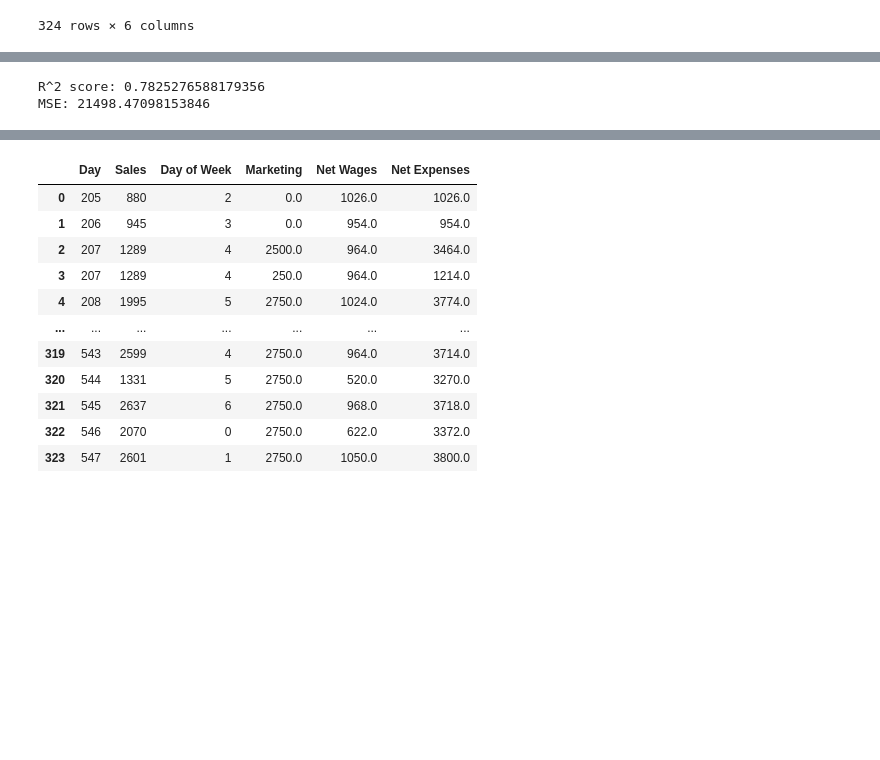
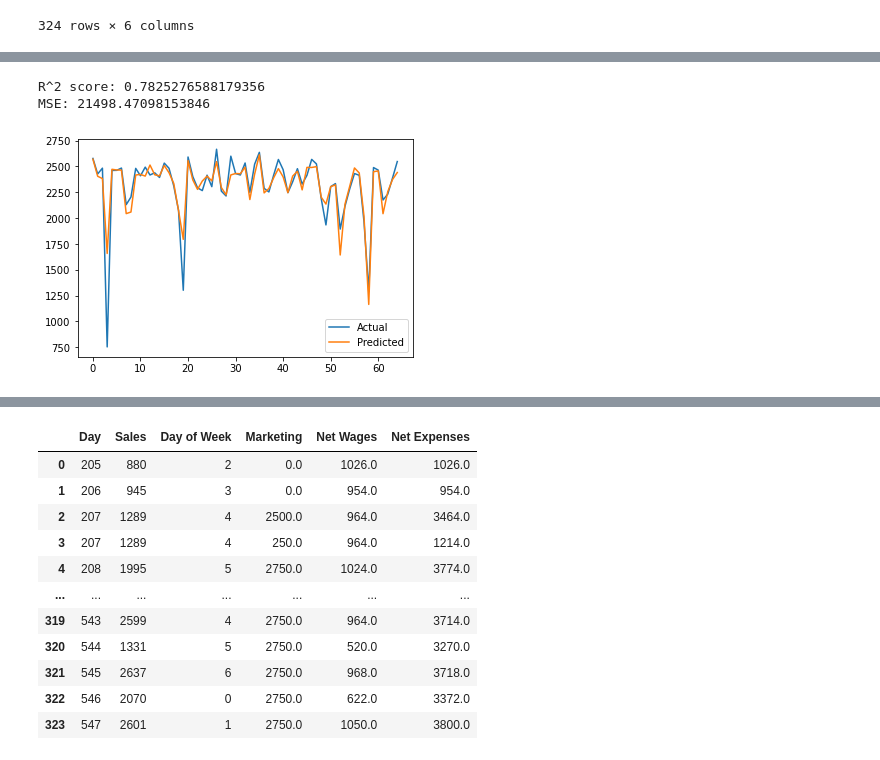
Before and after one commit to shineali1/Big-Ambitions-Tycoon-Simulation-Data-Analysis, a Jupyter notebook: Kalico Midtown Sales Forecasting ML Algorithm.ipynb, the cells around one changed output, grey strips where cells are left out. Drawn from its saved outputs; the diff is of its cells as text; code cells hidden in the pictures; blank space fills up the shorter version.

```diff
--- a/Kalico Midtown Sales Forecasting ML Algorithm.ipynb
+++ b/Kalico Midtown Sales Forecasting ML Algorithm.ipynb
@@ -761,29 +769,36 @@ The MSE of 25726.98 suggests that the model's average sales predictions are off
 # %%
 #Random Forest
 
 from sklearn.ensemble import RandomForestRegressor
 from sklearn.model_selection import train_test_split
 from sklearn.metrics import mean_squared_error, r2_score
 
 
 # Splitting the dataset into training and testing sets
 X_train, X_test, y_train, y_test = train_test_split(df.drop(["Sales"], axis=1), df["Sales"], test_size=0.2, random_state=42)
 
 # Define the model
 rf = RandomForestRegressor(n_estimators=100, random_state=42)
 
 # Fit the model on the training data
 rf.fit(X_train, y_train)
 
 # Predict on the test data
 y_pred = rf.predict(X_test)
 
 # Print the R-squared score and MSE
 print("R^2 score:", r2_score(y_test, y_pred))
 print("MSE:", mean_squared_error(y_test, y_pred))
+
+# Plot actual vs predicted sales
+plt.plot(y_test.values)
+plt.plot(y_pred)
+plt.legend(['Actual', 'Predicted'])
+plt.show()
 # %% [output]
 R^2 score: 0.7825276588179356
 MSE: 21498.47098153846
+[figure, added]
 # %%
 #Random Forest Model performs better than the Decision Tree Model as can be observed from the R^2 value of 0.78.
 #The MSE value of 21498.47 means that the average error in predicting the sales value is likely to be 146.6
```
Also changed, not shown: parts of 13 cells of this notebook.
